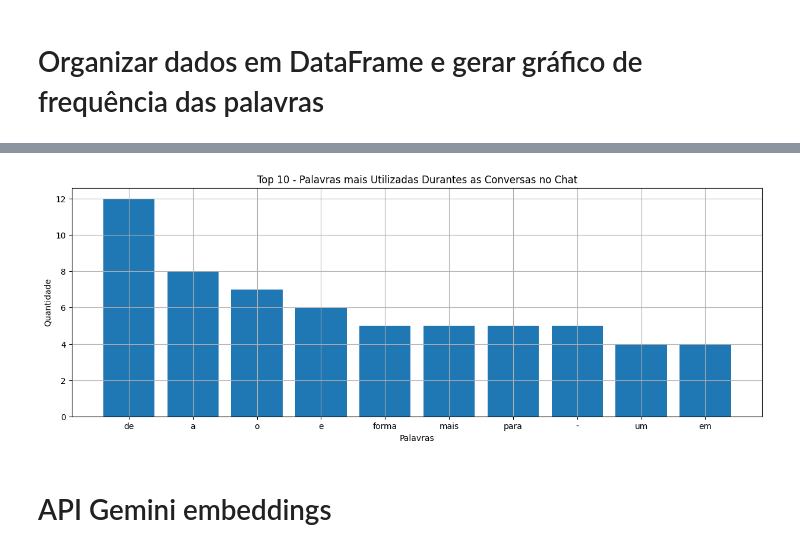
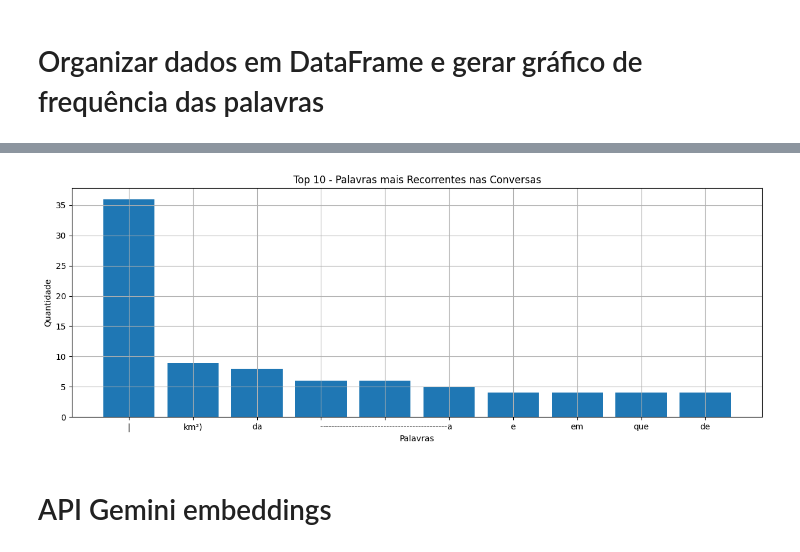
Before and after one commit to geanclm/Google_AI_Studio_API_Gemini, a Jupyter notebook: wise.ipynb, the cells around one changed output, grey strips where cells are left out. Drawn from its saved outputs; the diff is of its cells as text; code cells hidden in the pictures.

```diff
--- a/wise.ipynb
+++ b/wise.ipynb
@@ -376,23 +374,23 @@ df
 # %%
 # Extrair todas as palavras das conversas
 palavras = []
-for conversa in df['conversa']:
+for conversa in df['conteudo']:
     for palavra in conversa.split():
         palavras.append(palavra)
 
 # Frequência das palavras
 contagem_palavras = pd.Series(palavras).value_counts().head(10)
 
 # Gráfico de colunas
 plt.figure(figsize=(15,5))
 plt.grid(True)
 plt.bar(contagem_palavras.index, contagem_palavras.values)
 plt.xlabel('Palavras')
 plt.ylabel('Quantidade')
-plt.title('Top 10 - Palavras mais Utilizadas Durantes as Conversas no Chat')
+plt.title('Top 10 - Palavras mais Recorrentes nas Conversas')
 plt.show()
 # %% [output]
-[figure, old version]
+[figure, new version]
 # %% [markdown]
 # API Gemini embeddings
 # %%
```
Also changed, not shown: parts of 8 cells of this notebook.
